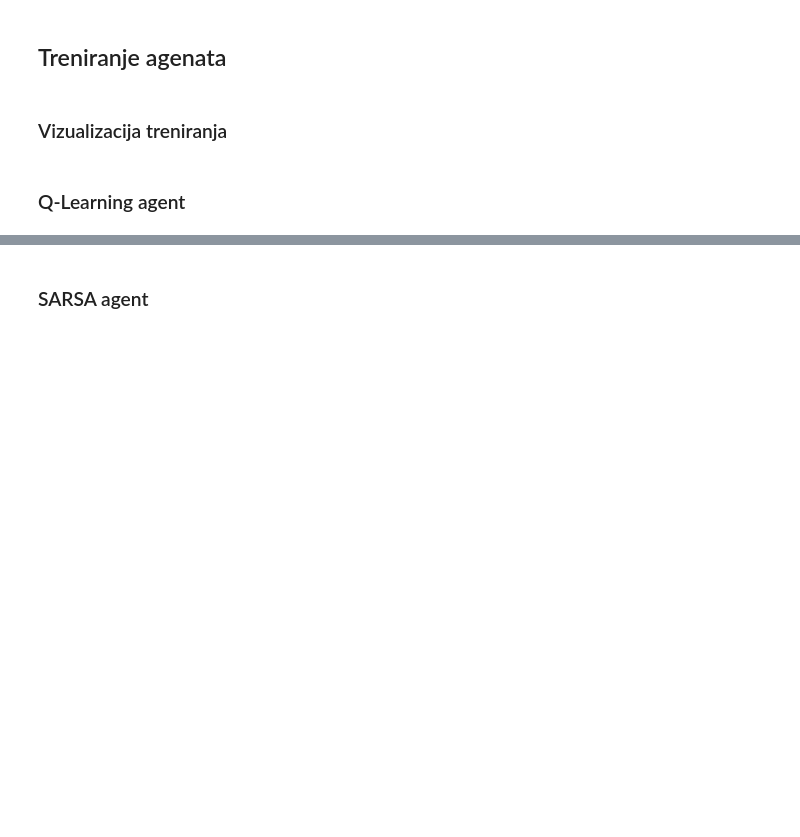
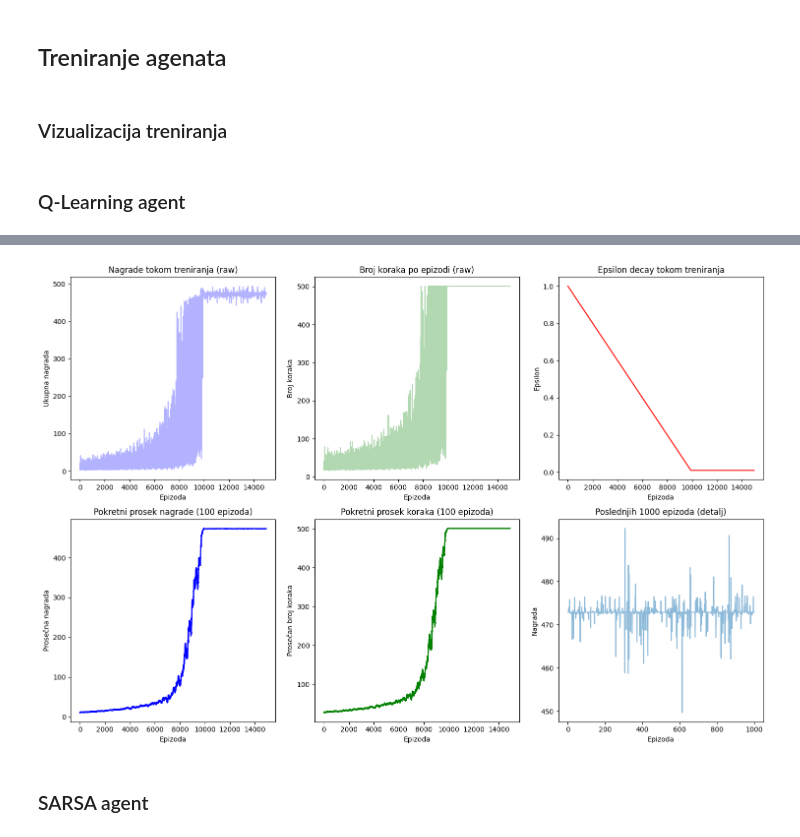
Before and after one commit to neshko31/SOAA-Projekat, a Jupyter notebook: ball-and-beam.ipynb, the cells around one changed output, grey strips where cells are left out. Cells and saved outputs as stored; diff of their text form; code cells hidden in the pictures; blank space fills up the shorter version.

Commit message:
Add Q-learning and sarsa agents and their visualization

```diff
--- a/ball-and-beam.ipynb
+++ b/ball-and-beam.ipynb
@@ -179,3 +412,7 @@ def discretize_state(state):
+# %%
+visualize_q_learning()
+# %% [output]
+[figure, added]
 # %% [markdown]
 ### SARSA agent
 # %%
```
Also changed, not shown: parts of 7 cells of this notebook.
